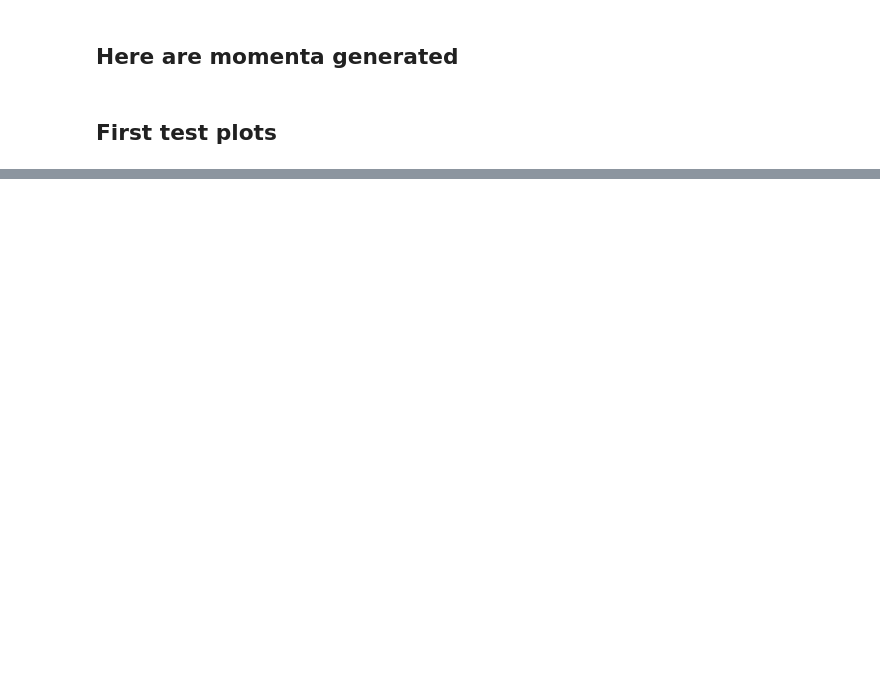
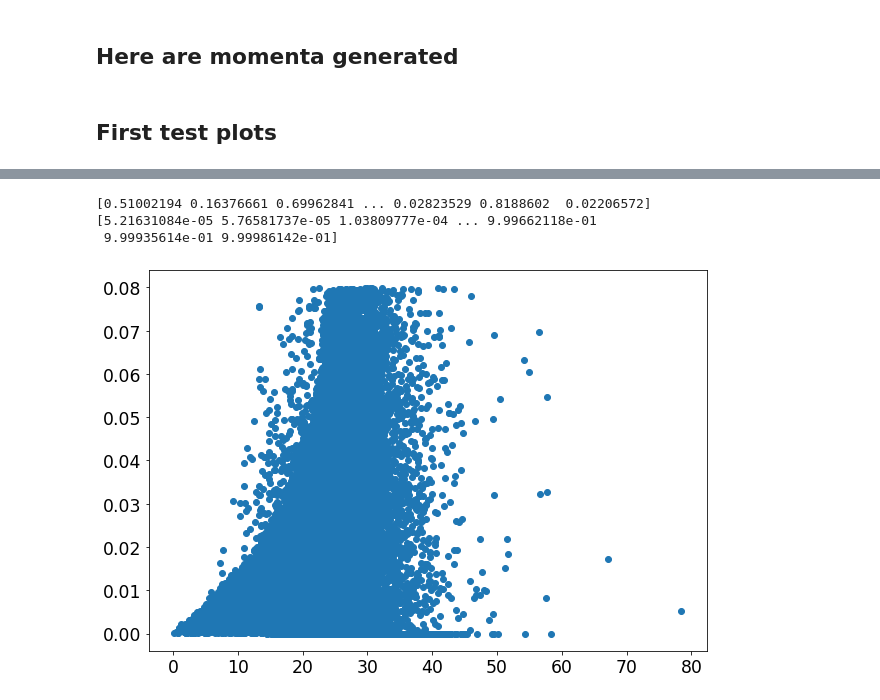
Before and after one commit to draczew23/MPPE_homeworks, a Jupyter notebook: hom1.ipynb, the cells around one changed output, grey strips where cells are left out. Saved outputs shown, nothing was run; the diff lists cells and outputs as text; code cells hidden in the pictures; blank space fills up the shorter version.

```diff
--- a/hom1.ipynb
+++ b/hom1.ipynb
@@ -200,0 +228,24 @@ Wall time: 313 ms
+# %%
+# cdcos = cosTheta / np.sum(cosTheta)
+# g = -cdcos * invdpTcosTheta
+# x = np.histogram(g, bins=100)
+
+unicos = np.random.uniform(0, 1, size=len(invdpTcosTheta))
+g = -unicos * invdpTcosTheta
+
+pT_dist = g
+pT_dist = np.where(pT_dist<0.08, pT_dist, 0)
+
+plt.plot(pTnew, pT_dist, "o")
+print(unicos)
+print(cosTheta)
+
+# plt.hist(g, bins=1000)
+# print(g)
+
+# plt.hist(g, bins=100, density=True)
+# %% [output]
+[0.51002194 0.16376661 0.69962841 ... 0.02823529 0.8188602  0.02206572]
+[5.21631084e-05 5.76581737e-05 1.03809777e-04 ... 9.99662118e-01
+ 9.99935614e-01 9.99986142e-01]
+[figure, added]
```
Also changed, not shown: parts of 5 cells of this notebook, 1 other file.
